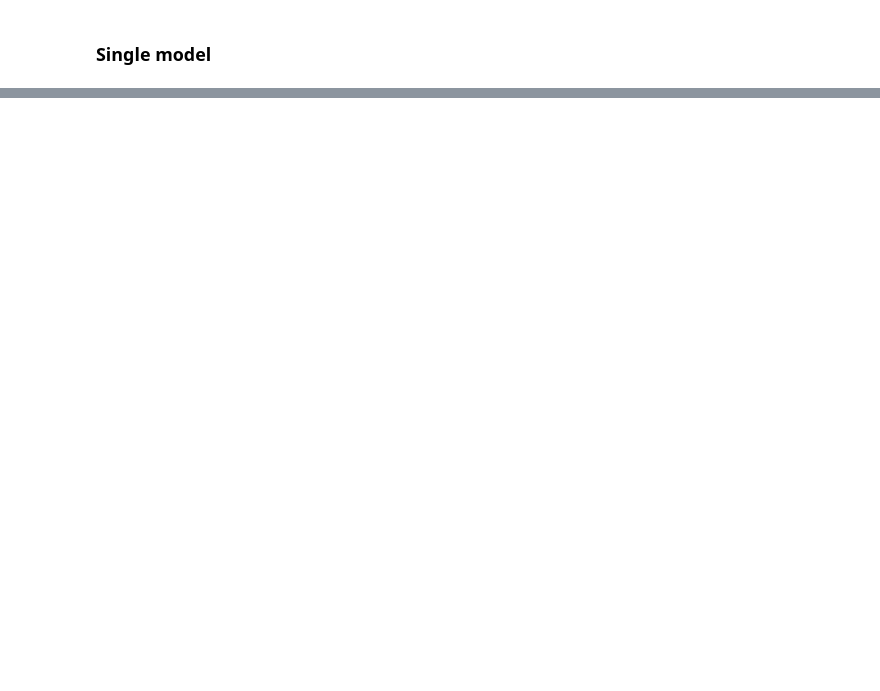
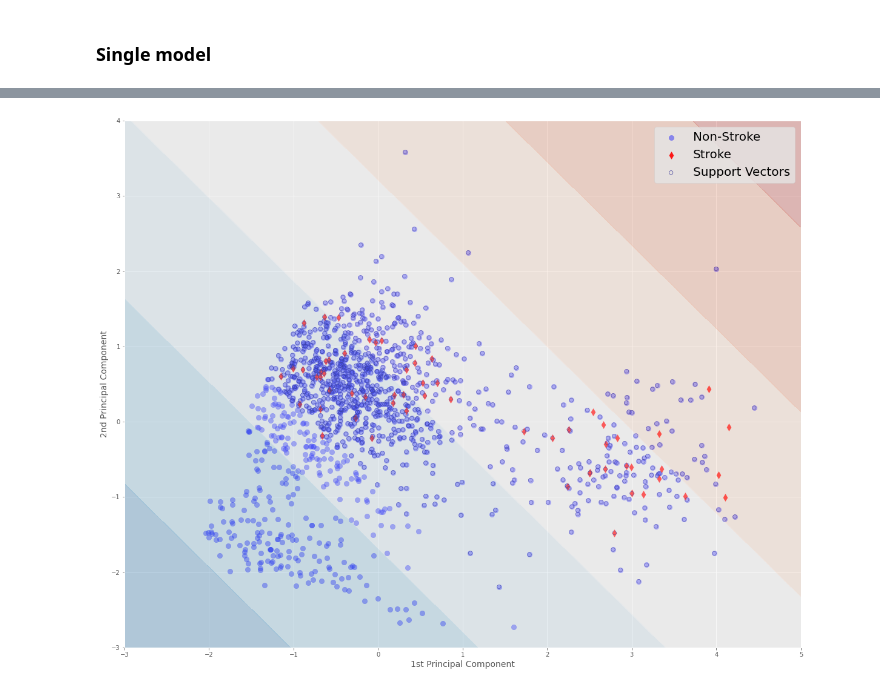
Before and after one commit to lrnz-asnprs/stroke-prediction-project, a Jupyter notebook: notebooks/hand-in notebooks/Model_section_hand-in.ipynb, the cells around one changed output, grey strips where cells are left out. Drawn from its saved outputs; the diff is of its cells as text; code cells hidden in the pictures; blank space fills up the shorter version.

```diff
--- a/notebooks/hand-in notebooks/Model_section_hand-in.ipynb
+++ b/notebooks/hand-in notebooks/Model_section_hand-in.ipynb
@@ -383,0 +489,84 @@ array([0.55555556, 0.21167733, 0.09042553, 1.        , 0.        ,
+# %%
+from sklearn.decomposition import PCA
+import matplotlib.colors as mcol
+
+# FROM: https://towardsdatascience.com/visualizing-support-vector-machine-decision-boundary-69e7591dacea
+# https://scikit-learn.org/0.20/auto_examples/svm/plot_iris.html
+
+X_test_transformed_lin = full_pipeline_no_model.transform(X_test)
+X_train_transformed_lin = full_pipeline_no_model.transform(X_raw_train) # raw data
+
+# Create a PCA model to reduce our data to 2 dimensions for visualisation
+pca = PCA(n_components=2)
+pca.fit(X_train_transformed_lin)
+
+reduced_lin = pca.transform(X_test_transformed_lin)
+
+svm_model = SVC(C= 25, class_weight= 'balanced', kernel= 'linear')
+# svm_model = SVC(C= 25, class_weight= None, kernel= 'rbf')
+
+classify = svm_model.fit(reduced_lin, y_test)
+
+def plot_contours(ax, clf, xx, yy, **params):
+    Z = clf.decision_function(np.c_[xx.ravel(), yy.ravel()]) # Decision function is defining the contours!
+    print ('initial decision function shape; ', np.shape(Z))
+    Z = Z.reshape(xx.shape)
+    print ('after reshape: ', np.shape(Z))
+    out = ax.contourf(xx, yy, Z, **params)
+    return out
+
+def make_meshgrid(x, y, h=.1):
+    x_min, x_max = x.min() - 1, x.max() + 1
+    y_min, y_max = y.min() - 1, y.max() + 1
+    xx, yy = np.meshgrid(np.arange(x_min, x_max, h),
+                         np.arange(y_min, y_max, h))#,
+                         #np.arange(z_min, z_max, h))
+    return xx, yy
+
+X0, X1 = reduced_lin[:, 0], reduced_lin[:, 1]
+
+xx, yy = make_meshgrid(X0, X1)
+
+fig, ax = plt.subplots(figsize=(20,16))
+
+fig.patch.set_facecolor('white')
+
+cdict1={0:'blue',1:'red'}
+
+Y_tar_list = y_test.values.ravel().tolist()
+
+yl1= [int(target1) for target1 in Y_tar_list]
+
+labels1=yl1
+
+labl1={0:'Non-Stroke',1:'Stroke'}
+
+marker1={0:'o',1:'d'}
+
+alpha1={0:.4, 1:0.9}
+
+for l1 in np.unique(labels1):
+    ix1=np.where(labels1==l1)
+    ax.scatter(X0[ix1],X1[ix1], c=cdict1[l1],label=labl1[l1],s=70,marker=marker1[l1],alpha=alpha1[l1])
+
+ax.scatter(svm_model.support_vectors_[:, 0], svm_model.support_vectors_[:, 1], s=40, facecolors='none',
+           edgecolors='navy', label='Support Vectors')
+
+
+# Make a user-defined colormap.
+cm1 = mcol.LinearSegmentedColormap.from_list("MyCmapName",["b","r"])
+
+plot_contours(ax, classify, xx, yy,cmap='RdBu_r', alpha=0.3)
+
+# 'Accent', 'Accent_r', 'Blues', 'Blues_r', 'BrBG', 'BrBG_r', 'BuGn', 'BuGn_r', 'BuPu', 'BuPu_r', 'CMRmap', 'CMRmap_r', 'Dark2', 'Dark2_r', 'GnBu', 'GnBu_r', 'Greens', 'Greens_r', 'Greys', 'Greys_r', 'OrRd', 'OrRd_r', 'Oranges', 'Oranges_r', 'PRGn', 'PRGn_r', 'Paired', 'Paired_r', 'Pastel1', 'Pastel1_r', 'Pastel2', 'Pastel2_r', 'PiYG', 'PiYG_r', 'PuBu', 'PuBuGn', 'PuBuGn_r', 'PuBu_r', 'PuOr', 'PuOr_r', 'PuRd', 'PuRd_r', 'Purples', 'Purples_r', 'RdBu', 'RdBu_r', 'RdGy', 'RdGy_r', 'RdPu', 'RdPu_r', 'RdYlBu', 'RdYlBu_r', 'RdYlGn', 'RdYlGn_r', 'Reds', 'Reds_r', 'Set1', 'Set1_r', 'Set2', 'Set2_r', 'Set3', 'Set3_r', 'Spectral', 'Spectral_r', 'Wistia', 'Wistia_r', 'YlGn', 'YlGnBu', 'YlGnBu_r', 'YlGn_r', 'YlOrBr', 'YlOrBr_r', 'YlOrRd', 'YlOrRd_r', 'afmhot', 'afmhot_r', 'autumn', 'autumn_r', 'binary',
+
+plt.legend(fontsize=20)
+
+plt.xlabel("1st Principal Component",fontsize=14)
+plt.ylabel("2nd Principal Component",fontsize=14)
+
+#plt.savefig('ClassifyMalignant_Benign2D_Decs_FunctG10.png', dpi=300)
+plt.xlim([-3, 5])
+plt.ylim([-3, 4])
+plt.show()
+# %% [output]
@@ -383,0 +575 @@ array([0.55555556, 0.21167733, 0.09042553, 1.        , 0.        ,
+[figure, added]
```
Also changed, not shown: parts of 14 cells of this notebook, 4 other files.
